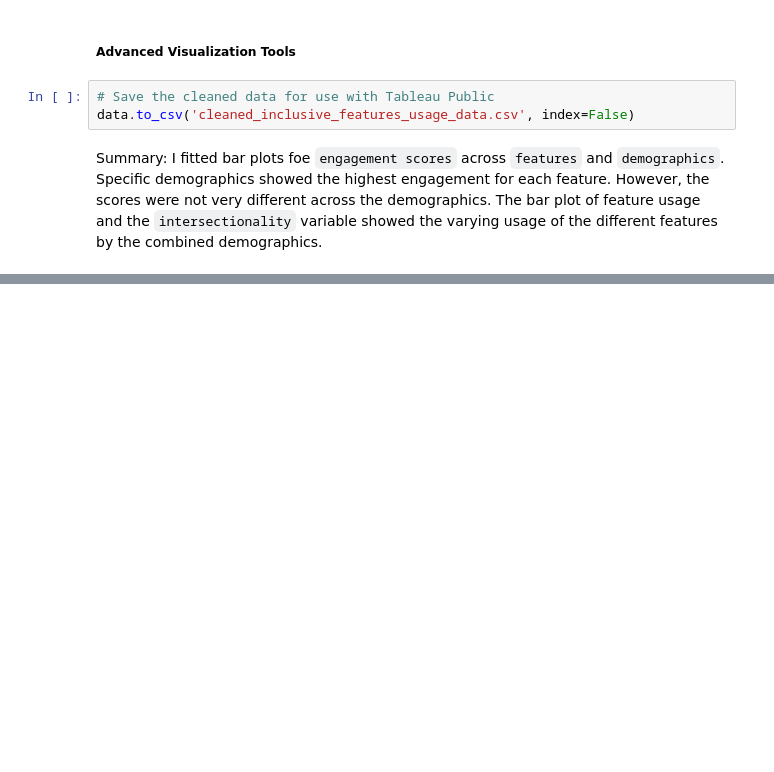
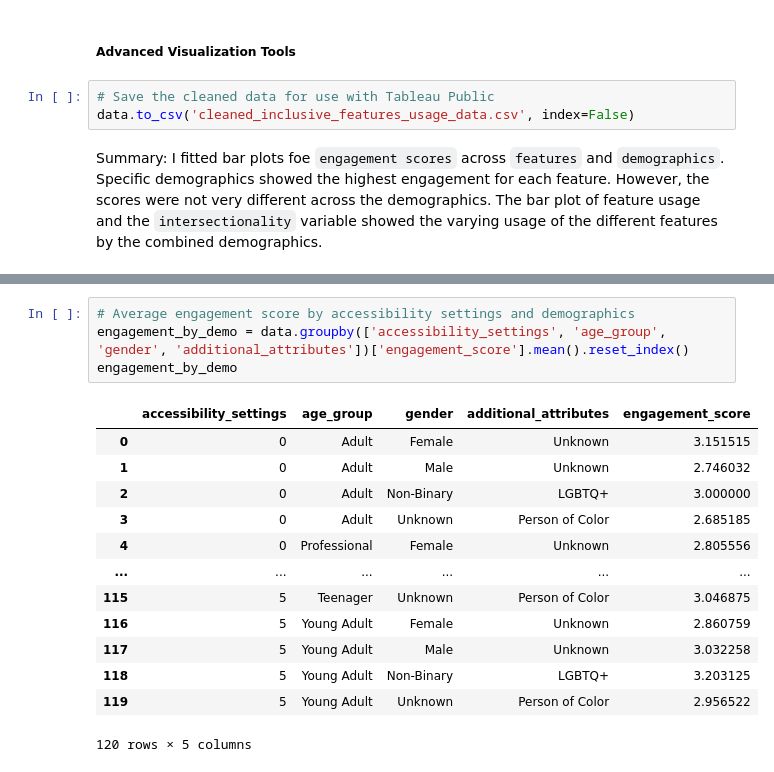
Before and after one commit to Joycelyn96/HackDiversityDataInterviewChallenge, a Jupyter notebook: hack_diversity_data_interview_challenge.ipynb, the cells around one changed output, grey strips where cells are left out. Saved outputs shown, nothing was run; the diff lists cells and outputs as text; blank space fills up the shorter version.

```diff
--- a/hack_diversity_data_interview_challenge.ipynb
+++ b/hack_diversity_data_interview_challenge.ipynb
@@ -257,0 +273,18 @@ Summary: I fitted bar plots foe `engagement scores` across `features` and `demog
+# %%
+# Average engagement score by accessibility settings and demographics
+engagement_by_demo = data.groupby(['accessibility_settings', 'age_group', 'gender', 'additional_attributes'])['engagement_score'].mean().reset_index()
+engagement_by_demo
+# %% [output]
+|  | accessibility_settings | age_group | gender | additional_attributes | engagement_score |
+| 0 | 0 | Adult | Female | Unknown | 3.151515 |
+| 1 | 0 | Adult | Male | Unknown | 2.746032 |
+| 2 | 0 | Adult | Non-Binary | LGBTQ+ | 3.000000 |
+| 3 | 0 | Adult | Unknown | Person of Color | 2.685185 |
+| 4 | 0 | Professional | Female | Unknown | 2.805556 |
+| ... | ... | ... | ... | ... | ... |
+| 115 | 5 | Teenager | Unknown | Person of Color | 3.046875 |
+| 116 | 5 | Young Adult | Female | Unknown | 2.860759 |
+| 117 | 5 | Young Adult | Male | Unknown | 3.032258 |
+| 118 | 5 | Young Adult | Non-Binary | LGBTQ+ | 3.203125 |
+| 119 | 5 | Young Adult | Unknown | Person of Color | 2.956522 |
+120 rows × 5 columns
```
Also changed, not shown: parts of 7 cells of this notebook.
